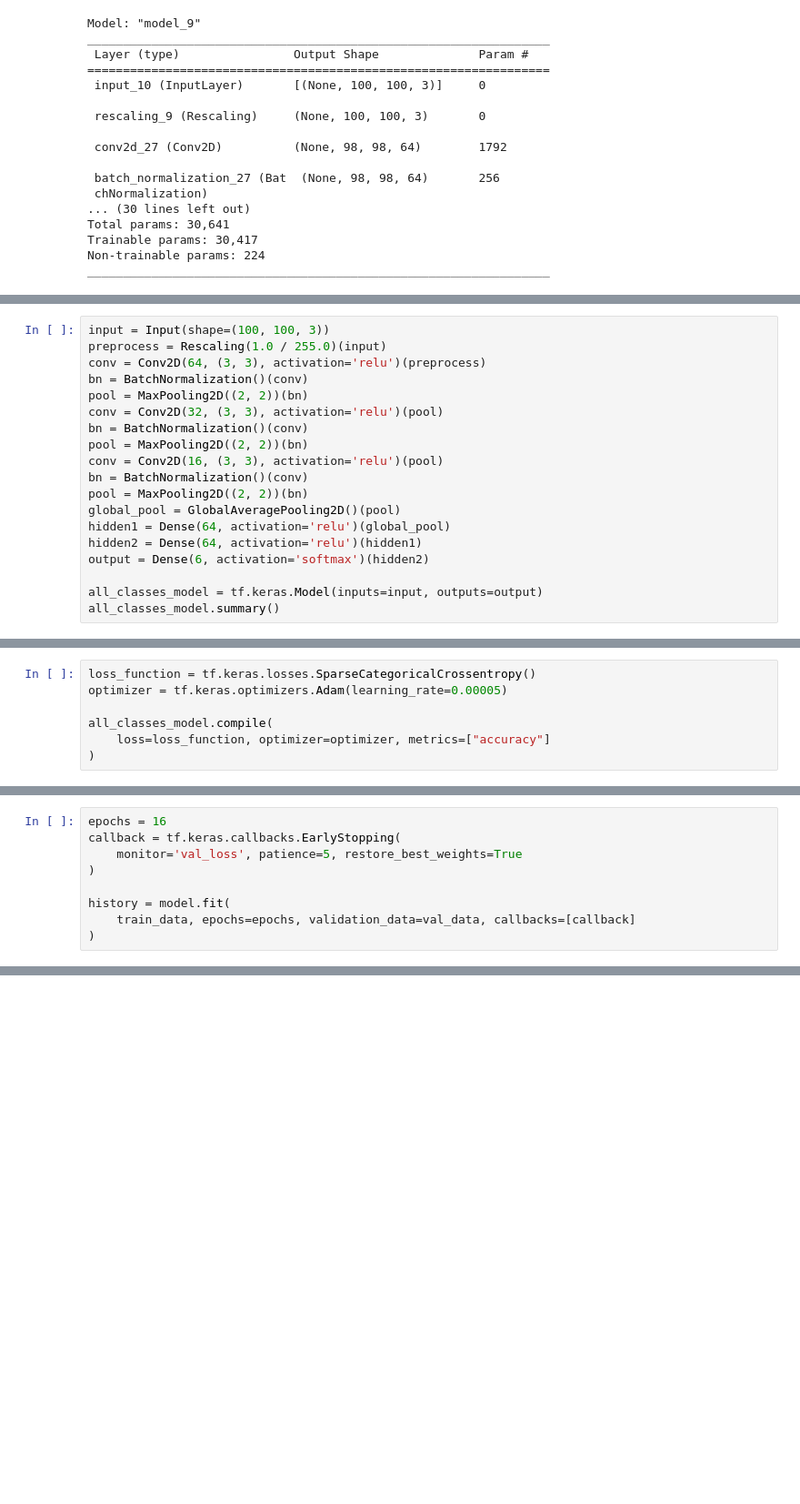
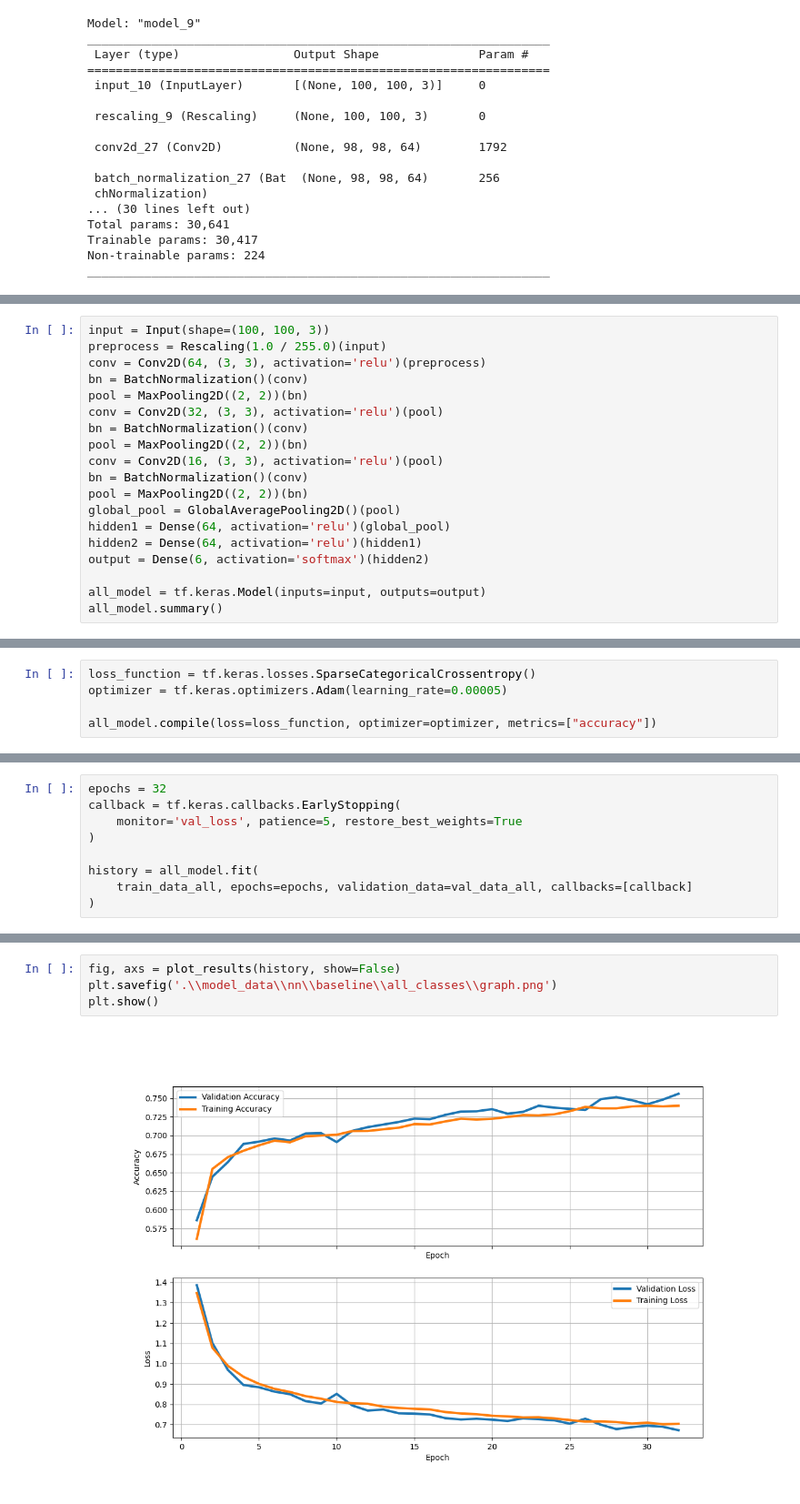
Before and after one commit to HenriqueCastros/pai-flower-nucleus, a Jupyter notebook: trab.ipynb, the cells around one changed output, grey strips where cells are left out. Shown at 91% size. Cells and saved outputs as stored; diff of their text form; blank space fills up the shorter version.

```diff
--- a/trab.ipynb
+++ b/trab.ipynb
@@ -476,6 +584,6 @@ hidden1 = Dense(64, activation='relu')(global_pool)
 hidden2 = Dense(64, activation='relu')(hidden1)
 output = Dense(6, activation='softmax')(hidden2)
 
-all_classes_model = tf.keras.Model(inputs=input, outputs=output)
-all_classes_model.summary()
+all_model = tf.keras.Model(inputs=input, outputs=output)
+all_model.summary()
 # %% [output]
@@ -500,6 +608,4 @@ _________________________________________________________________
 loss_function = tf.keras.losses.SparseCategoricalCrossentropy()
 optimizer = tf.keras.optimizers.Adam(learning_rate=0.00005)
 
-all_classes_model.compile(
-    loss=loss_function, optimizer=optimizer, metrics=["accuracy"]
-)
+all_model.compile(loss=loss_function, optimizer=optimizer, metrics=["accuracy"])
@@ -510,9 +612,9 @@ Num GPUs Available:  1
 # %%
-epochs = 16
+epochs = 32
 callback = tf.keras.callbacks.EarlyStopping(
     monitor='val_loss', patience=5, restore_best_weights=True
 )
 
-history = model.fit(
-    train_data, epochs=epochs, validation_data=val_data, callbacks=[callback]
+history = all_model.fit(
+    train_data_all, epochs=epochs, validation_data=val_data_all, callbacks=[callback]
 )
@@ -551 +621,7 @@ array([4, 4, 4, ..., 2, 2, 2], dtype=int64)
+# %%
+fig, axs = plot_results(history, show=False)
+plt.savefig('.\\model_data\\nn\\baseline\\all_classes\\graph.png')
+plt.show()
+# %% [output]
+[figure, added]
 # %%
```
Also changed, not shown: parts of 18 cells of this notebook, 4 other files.
